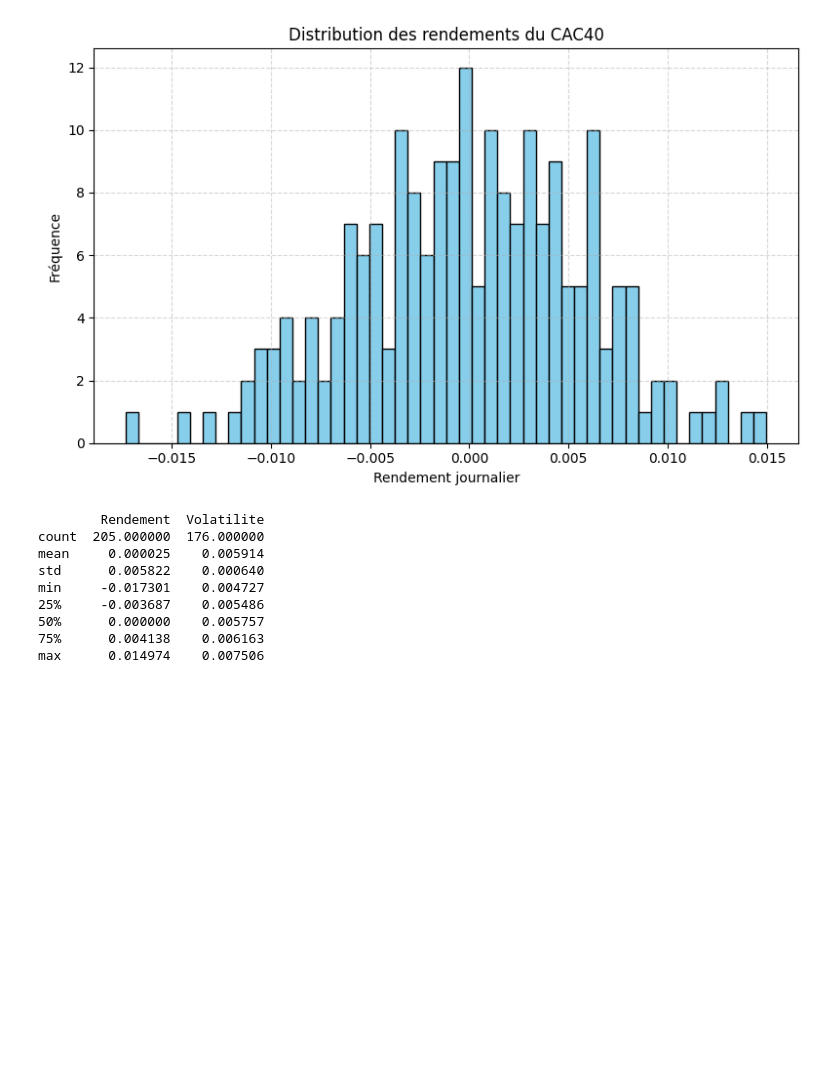
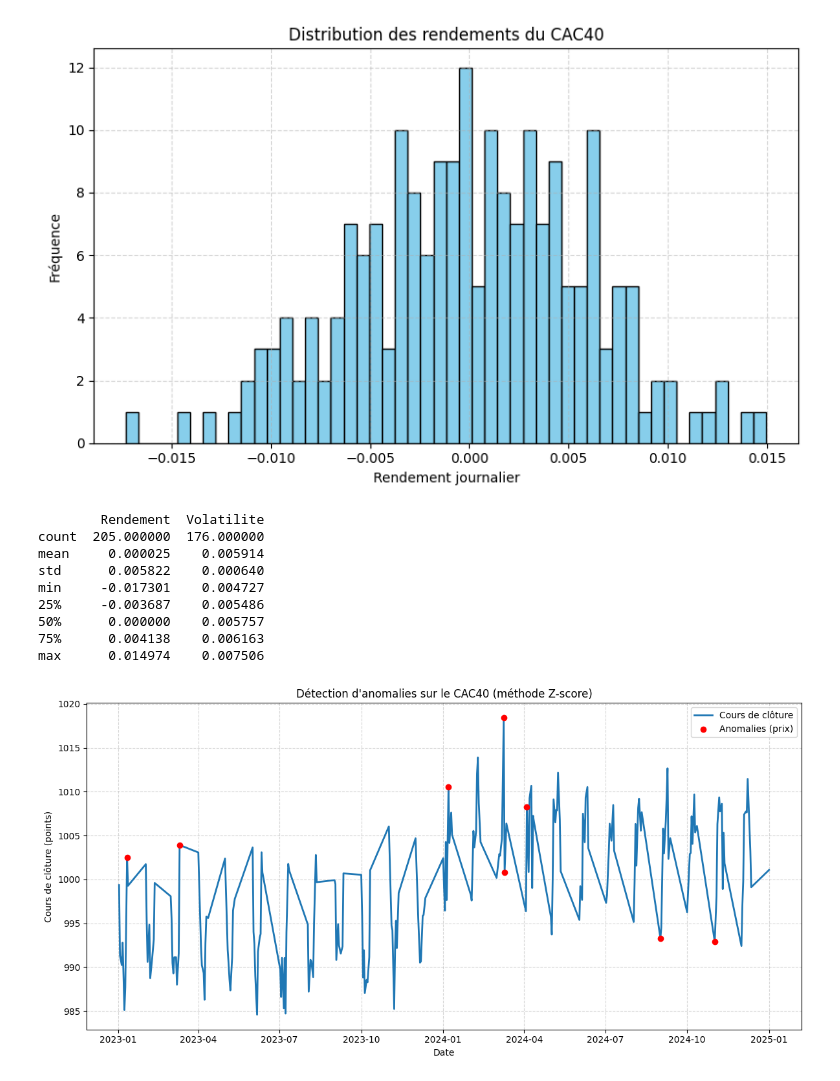
Before and after one commit to romain-sadar/tp-data, a Jupyter notebook: notebook.ipynb, the cells around one changed output. Drawn from its saved outputs; the diff is of its cells as text; code cells hidden in the pictures; blank space fills up the shorter version.

Commit message:
Add irregularities detection and matplotlob visuals

```diff
--- a/notebook.ipynb
+++ b/notebook.ipynb
@@ -235,3 +235,86 @@ min     -0.017301    0.004727
 50%      0.000000    0.005757
 75%      0.004138    0.006163
 max      0.014974    0.007506
+# %%
+# Partier 2 - Detection d'anomalies
+
+df = pd.read_csv("cac40_clean_step2.csv")
+df['Date'] = pd.to_datetime(df['Date'])
+df = df.sort_values('Date')
+
+# Calcul du rendement et de la volatilité glissante
+df['Rendement'] = df['Close'].pct_change()
+df['Volatilite'] = df['Rendement'].rolling(window=30).std()
+
+# Détection d’anomalies par Z-score
+# On considère comme anomalie les valeurs dont le Z-score dépasse 2 ou -2
+def detect_anomalies_zscore(series, threshold=2):
+    mean, std = series.mean(), series.std()
+    z_scores = (series - mean) / std
+    return np.abs(z_scores) > threshold
+
+df['Anomalie_Close'] = detect_anomalies_zscore(df['Rendement'])
+df['Anomalie_Volume'] = detect_anomalies_zscore(df['Volume'])
+df['Anomalie_Volatilite'] = detect_anomalies_zscore(df['Volatilite'])
+
+# Visualisation des anomalies sur la courbe du CAC40
+plt.figure(figsize=(12,6))
+plt.plot(df['Date'], df['Close'], label='Cours de clôture', linewidth=2)
+
+# Points rouges = anomalies de prix
+plt.scatter(df.loc[df['Anomalie_Close'], 'Date'],
+            df.loc[df['Anomalie_Close'], 'Close'],
+            color='red', label='Anomalies (prix)', zorder=5)
+
+plt.title("Détection d'anomalies sur le CAC40 (méthode Z-score)")
+plt.xlabel("Date")
+plt.ylabel("Cours de clôture (points)")
+plt.legend()
+plt.grid(True, linestyle='--', alpha=0.5)
+plt.tight_layout()
+plt.show()
+
+# Histogramme des rendements pour voir les extrêmes
+plt.figure(figsize=(8,5))
+plt.hist(df['Rendement'].dropna(), bins=50, color='skyblue', edgecolor='black')
+plt.title("Distribution des rendements du CAC40 (avec valeurs extrêmes)")
+plt.xlabel("Rendement journalier")
+plt.ylabel("Fréquence")
+plt.grid(True, linestyle='--', alpha=0.5)
+plt.tight_layout()
+plt.show()
+
+# Résumé du nombre d’anomalies détectées
+print("Anomalies détectées :")
+print(f" - Prix (rendement): {df['Anomalie_Close'].sum()}")
+print(f" - Volume: {df['Anomalie_Volume'].sum()}")
+print(f" - Volatilité: {df['Anomalie_Volatilite'].sum()}")
+
+# Moyenne mobile et écart
+df['MA30'] = df['Close'].rolling(window=30).mean()
+df['Ecart_MA30'] = df['Close'] - df['MA30']
+
+# Anomalie si l'écart dépasse 2 écarts-types
+seuil = 2 * df['Ecart_MA30'].std()
+df['Anomalie_MA'] = abs(df['Ecart_MA30']) > seuil
+
+# Visualisation
+plt.figure(figsize=(12,6))
+plt.plot(df['Date'], df['Close'], label='Cours de clôture', linewidth=2)
+plt.plot(df['Date'], df['MA30'], label='Moyenne mobile (30 jours)', color='orange', linewidth=2)
+plt.scatter(df.loc[df['Anomalie_MA'], 'Date'],
+            df.loc[df['Anomalie_MA'], 'Close'],
+            color='red', label='Anomalies (écart MA30)', zorder=5)
+plt.title("Détection d'anomalies par écart à la moyenne mobile")
+plt.xlabel("Date")
+plt.ylabel("Cours de clôture")
+plt.legend()
+plt.grid(True, linestyle='--', alpha=0.5)
+plt.tight_layout()
+plt.show()
+
+anomalies = df.loc[df['Anomalie_MA'], ['Date', 'Close', 'MA30', 'Ecart_MA30']]
+print("Anomalies détectées (écart à la moyenne mobile) :")
+print(anomalies.to_string(index=False))
+# %% [output]
+[figure, added]
```
Also changed, not shown: parts of 1 cell of this notebook.
